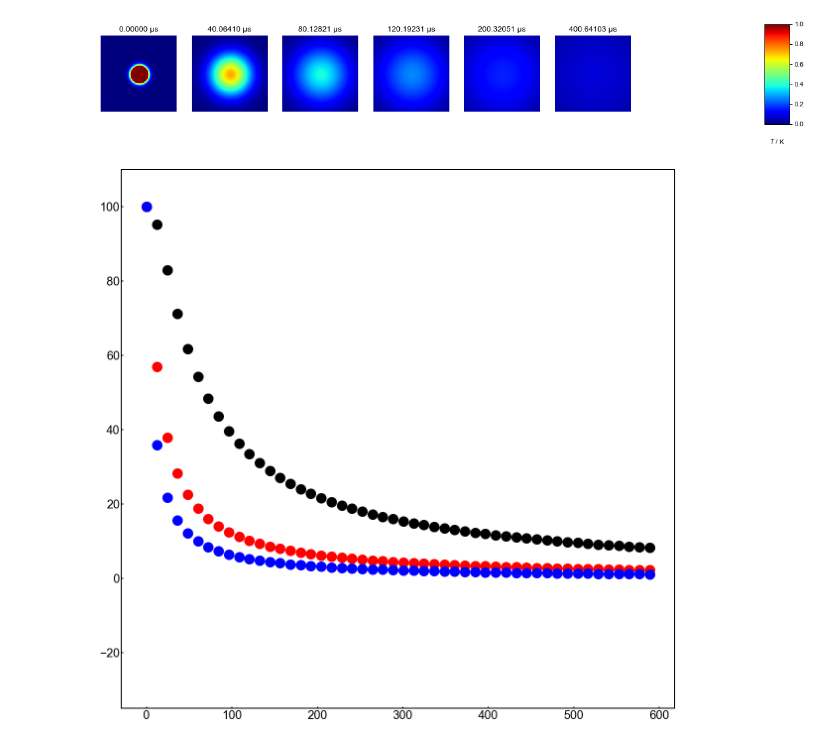
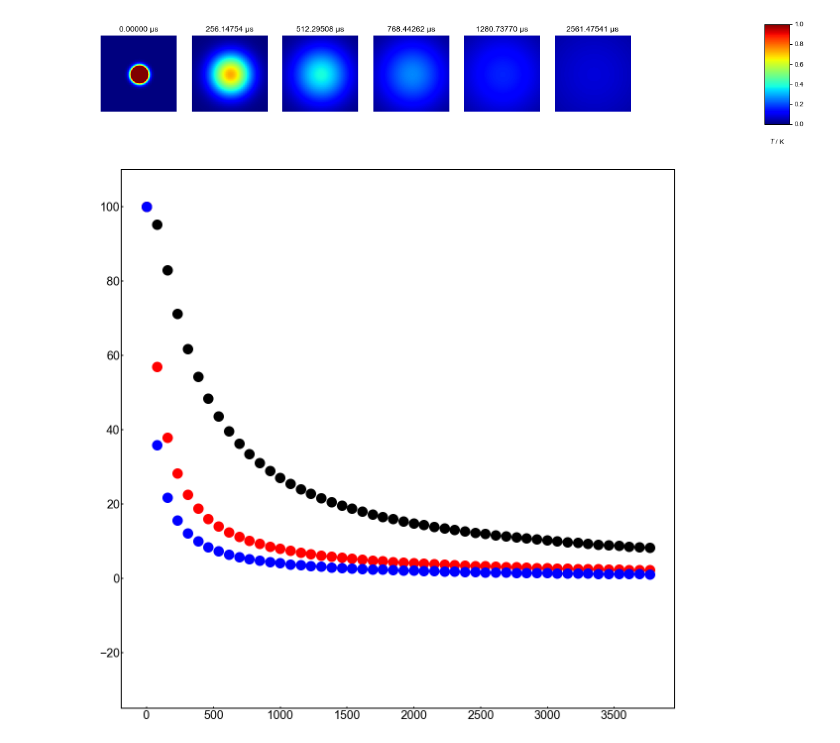
Before and after one commit to tkrdmshr/highspeed-tmp-mapping-public-repository, a Jupyter notebook: Fig4c_simulation.ipynb, the cells around one changed output. Saved outputs shown, nothing was run; the diff lists cells and outputs as text; code cells hidden in the pictures.

```diff
--- a/Fig4c_simulation.ipynb
+++ b/Fig4c_simulation.ipynb
@@ -6,7 +6,7 @@ from matplotlib.backends.backend_pdf import PdfPages
 # %%
 def func(X, Tmax, width, cx, dx):
     rr = (X[0] - cx) ** 2 + (X[1] - dx) ** 2
-    return  Tmax*np.exp(-rr/2*width**2)
+    return  Tmax*np.exp(-rr/(2*width**2))
 # %%
 plt.rcParams['font.family'] = 'Arial'
 plt.rcParams['xtick.major.width'] = 1.0
@@ -18,7 +18,7 @@ w = h = 100.
 # intervals in x-, y- directions, µm
 dx = dy = 0.5
 # Thermal diffusivity of water, µm2.s-1
-D = 1.56*(10**5)
+D = 2.44*(10**4)
 
 Tcool = 0
 Tmax = 10
@@ -76,7 +76,7 @@ cbar_ax.set_xlabel('$T$ / K', labelpad=20)
 fig.colorbar(im, cax=cbar_ax)
 
 #pdfのセーブ
-pp = PdfPages('../../Program/Uneditied_figure/FigS10.pdf')
+pp = PdfPages('./Uneditied_figure/FigS11.pdf')
 pp.savefig(fig)
 pp.close()
 # %% [output]
@@ -90,22 +90,22 @@ pp.close()
 # %%
 fig = plt.figure(figsize=(20, 20))
 plt.rcParams['font.family'] = 'Arial'
 plt.rcParams['xtick.major.width'] = 2.0
 plt.rcParams['ytick.major.width'] = 2.0
 plt.rcParams['axes.linewidth'] = 2.0
 plt.tick_params(axis='both', direction = "in", labelsize = 24)
 
 plt.plot(time[::30], ten_um[::30]/ten_um[0]*100, color = 'Black', marker = 'o', markersize = 20, linewidth = 0)
 plt.plot(time[::30], five_um[::30]/five_um[0]*100, color = 'red', marker = 'o', markersize = 20, linewidth = 0)
 plt.plot(time[::30], three_um[::30]/three_um[0]*100, color = 'Blue', marker = 'o', markersize = 20, linewidth = 0)
 plt.ylim(-35, 110)
 
 #pdfのセーブ
-pp = PdfPages('../../Program/Uneditied_figure/Fig4d_simulation.pdf')
+pp = PdfPages('./Uneditied_figure/Fig4c_simulation.pdf')
 pp.savefig(fig)
 pp.close()
 
 plt.show()
 # %% [output]
-[figure, old version]
+[figure, new version]
 # %%
```
Also changed, not shown: parts of 2 cells of this notebook, 4 other files.
